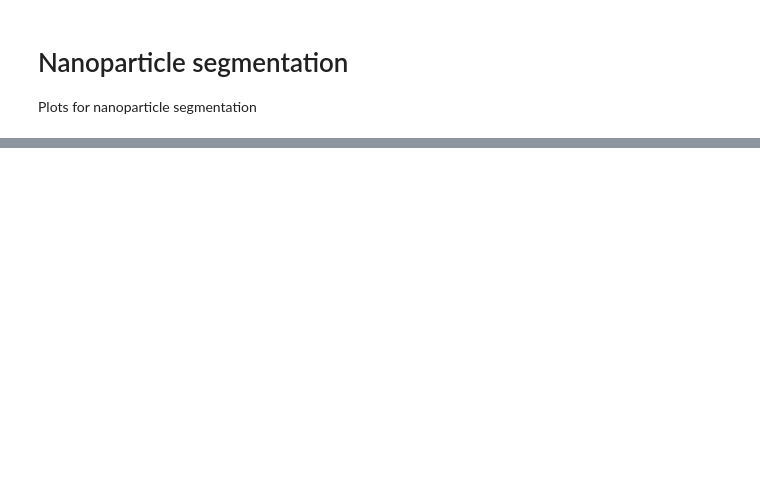
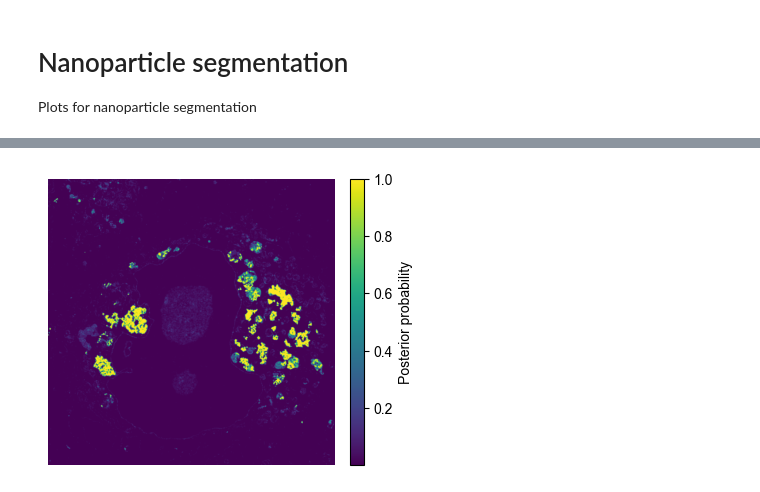
Before and after one commit to dv-bt/sphero-vem, a Jupyter notebook: notebooks/np_segmentation_plots.ipynb, the cells around one changed output, grey strips where cells are left out. Cells and saved outputs as stored; diff of their text form; code cells hidden in the pictures; blank space fills up the shorter version.

```diff
--- a/notebooks/np_segmentation_plots.ipynb
+++ b/notebooks/np_segmentation_plots.ipynb
@@ -21,0 +127,38 @@ ax.plot(params["p_bg"])
+# %%
+# Load data
+data_root = Path("../data/processed/segmented/Au_01-vol_01.zarr")
+spacing_dir = "50-50-50"
+
+image_zarr = zarr.open_array(data_root / f"images/{spacing_dir}", mode="r")
+posterior_zarr = zarr.open_array(
+    data_root / f"labels/nps/posterior/{spacing_dir}", mode="r"
+)
+masks_zarr = zarr.open_array(data_root / f"labels/nps/masks/{spacing_dir}", mode="r")
+# %%
+# Define spatial parameters
+img_idx = 564
+
+top_corner = [350, 340]
+width = 500
+crop_slice = (
+    img_idx,
+    slice(top_corner[0], top_corner[0] + width),
+    slice(top_corner[1], top_corner[1] + width),
+)
+# %%
+# Plot posterior
+fig, ax = plt.subplots(layout="constrained", figsize=(4, 3))
+cmap = "viridis"
+im = ax.imshow(posterior_zarr[crop_slice], cmap=cmap)
+cbar = fig.colorbar(im, ax=ax)
+cbar.set_label("Posterior probability")
+# plot_cbar(ax, posterior_zarr[crop_slice], cmap=cmap, colorbar_pad=0.02, label="Posterior probability")
+ax.set_axis_off()
+fig.savefig(
+    save_root / f"np-segmentation-posterior-map-image_{img_idx}.pdf",
+    bbox_inches="tight",
+    pad_inches=0.01,
+    dpi=300,
+)
+# %% [output]
+[figure, added]
```
Also changed, not shown: parts of 15 cells of this notebook.
